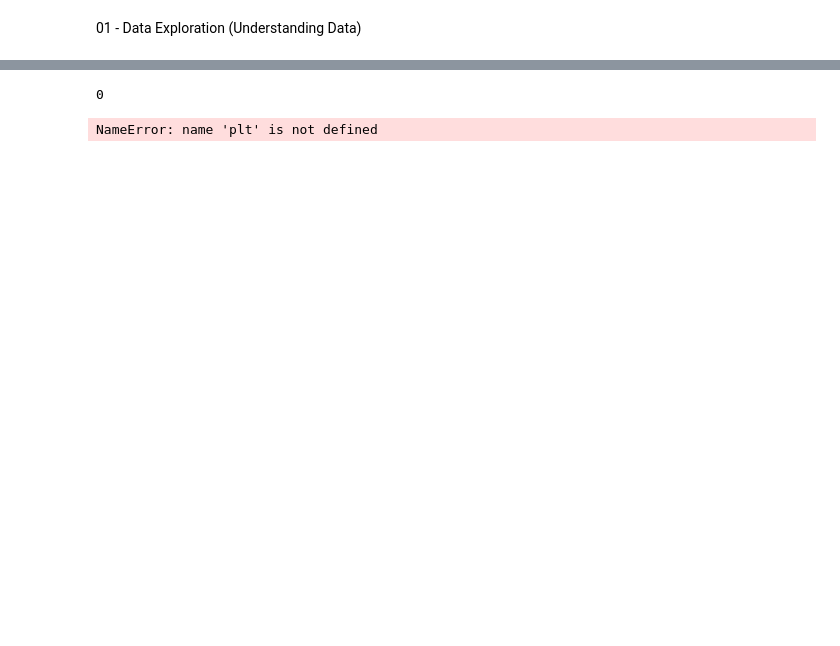
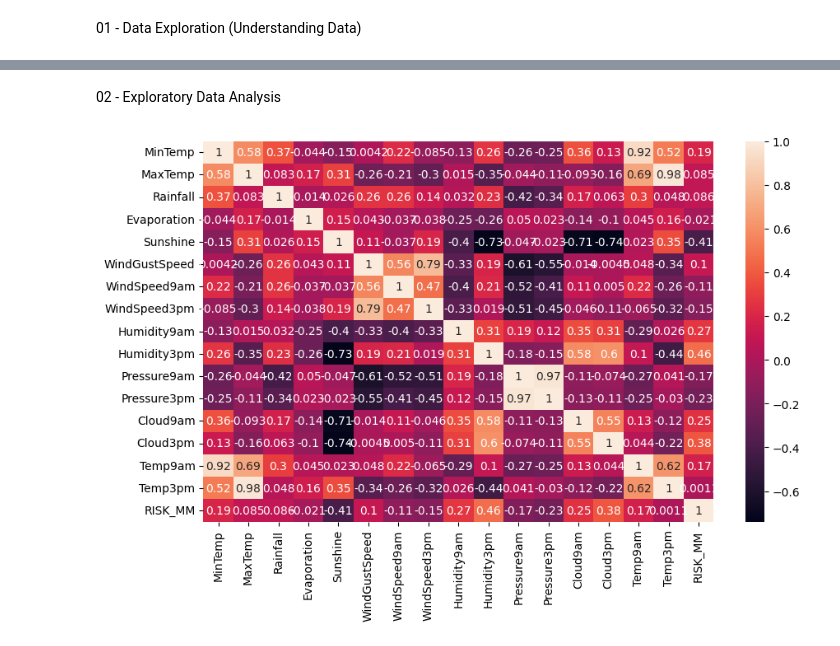
Before and after one commit to AllanMogley/02-Data-Science-Works, a Jupyter notebook: 04 Data Exploration/Data Works.ipynb, the cells around one changed output, grey strips where cells are left out. Drawn from its saved outputs; the diff is of its cells as text; code cells hidden in the pictures; blank space fills up the shorter version.

Commit message:
Data Exploratory analysis

```diff
--- a/04 Data Exploration/Data Works.ipynb
+++ b/04 Data Exploration/Data Works.ipynb
@@ -131,17 +44,34 @@ df.duplicated().sum() # Check duplicates
 # %%
 # Select multiple columns by conditions
-# df[(df['WindGustSpeed'] < 20)  & (df['Rainfall'] > 0.1)]
+df[(df['WindGustSpeed'] < 20)  & (df['Rainfall'] > 0.1)]
-# %% [output]
-0
 # %%
 # Select columns containing numerical data
-numerical_columns = df.columns
+numerical_columns = df.select_dtypes(include='number')
+
 
 # Create box plots for each numerical column
-for column in numerical_columns:
+for column in numa:
     plt.figure(figsize = (6, 6))
     sns.boxplot(data = df[column])
     plt.title(f'Box Plot - {column}')
     plt.show()
-# %% [output]
-NameError: name 'plt' is not defined
+# %%
+# Removing outliers
+q1, q2, q3 = np.percentile(numerical_columns["Evaporation"], [4, 8, 12])
+iqr = q3 - q1
+lower_extreme = q1 - 1.5 * iqr
+upper_extreme = q3 + 1.5 * iqr
+num1 = numerical_columns.loc[(df["Evaporation"] >= lower_extreme) & (df["Evaporation"] <= upper_extreme)]
+num1
+# %%
+num1.reset_index(drop = True, inplace = True)
+num1
+# %% [markdown]
+02 - Exploratory Data Analysis
+# %%
+# Finding Correlation
+plt.figure(figsize = (10, 6))
+sns.heatmap(data = num1.corr(), annot = True)
+plt.show()
+# %% [output]
+[figure, added]
```
Also changed, not shown: parts of 10 cells of this notebook.
